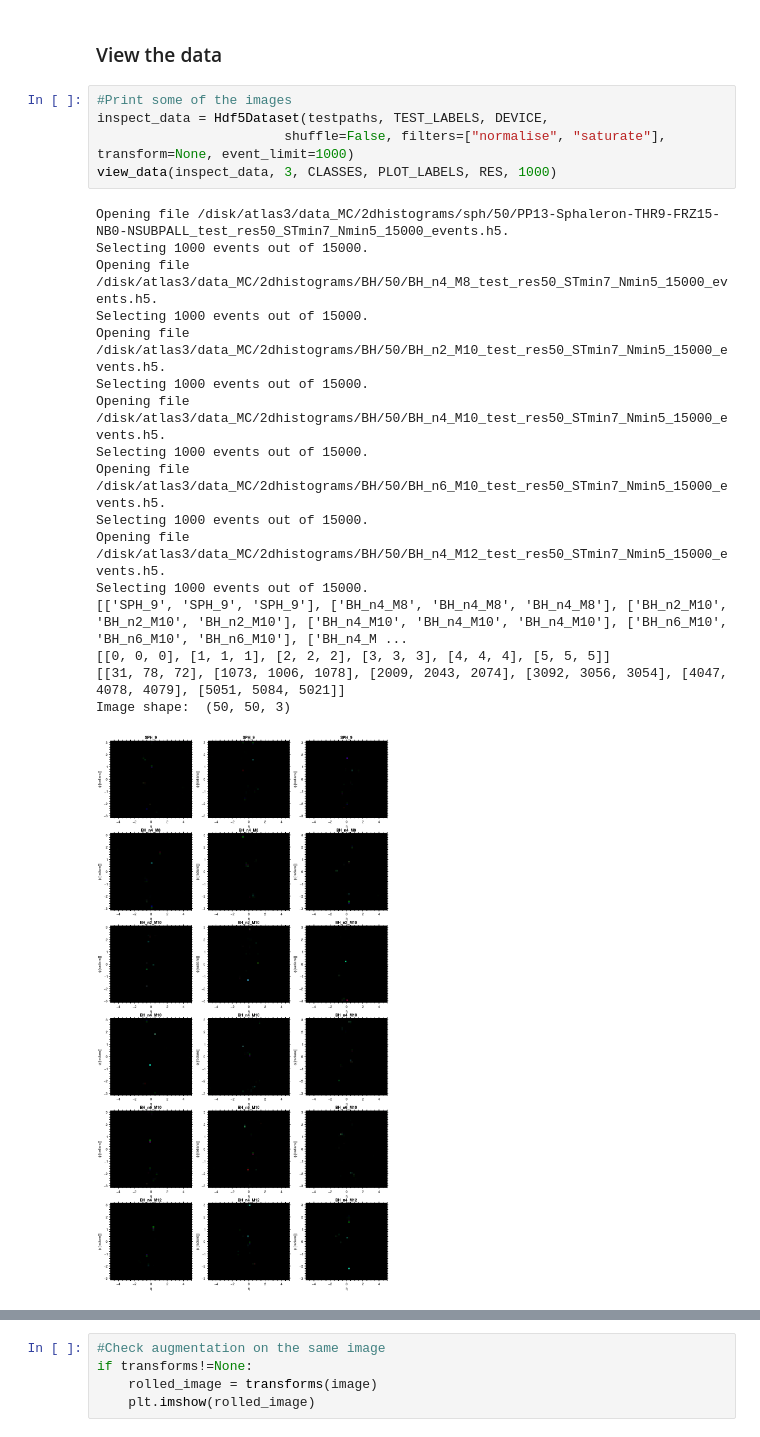
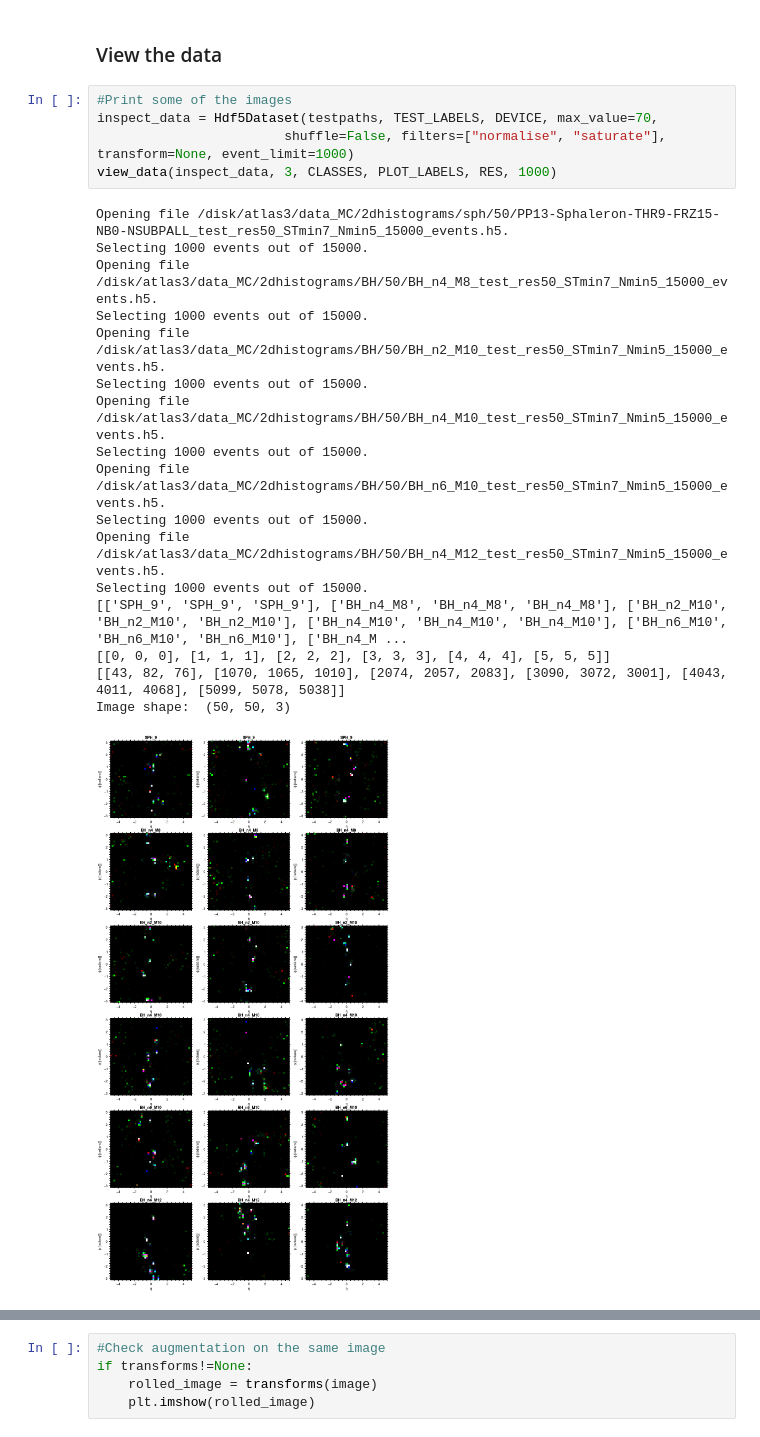
Before and after one commit to choisant/imcalML, a Jupyter notebook: notebooks/resnet.ipynb, the cells around one changed output, grey strips where cells are left out. Drawn from its saved outputs; the diff is of its cells as text.

```diff
--- a/notebooks/resnet.ipynb
+++ b/notebooks/resnet.ipynb
@@ -140,26 +140,26 @@ Selecting 10000 events out of 10000.
 ### View the data
 # %%
 #Print some of the images
-inspect_data = Hdf5Dataset(testpaths, TEST_LABELS, DEVICE,
+inspect_data = Hdf5Dataset(testpaths, TEST_LABELS, DEVICE, max_value=70,
                         shuffle=False, filters=["normalise", "saturate"], transform=None, event_limit=1000)
 view_data(inspect_data, 3, CLASSES, PLOT_LABELS, RES, 1000)
 # %% [output]
 Opening file /disk/atlas3/data_MC/2dhistograms/sph/50/PP13-Sphaleron-THR9-FRZ15-NB0-NSUBPALL_test_res50_STmin7_Nmin5_15000_events.h5.
 Selecting 1000 events out of 15000.
 Opening file /disk/atlas3/data_MC/2dhistograms/BH/50/BH_n4_M8_test_res50_STmin7_Nmin5_15000_events.h5.
 Selecting 1000 events out of 15000.
 Opening file /disk/atlas3/data_MC/2dhistograms/BH/50/BH_n2_M10_test_res50_STmin7_Nmin5_15000_events.h5.
 Selecting 1000 events out of 15000.
 Opening file /disk/atlas3/data_MC/2dhistograms/BH/50/BH_n4_M10_test_res50_STmin7_Nmin5_15000_events.h5.
 Selecting 1000 events out of 15000.
 Opening file /disk/atlas3/data_MC/2dhistograms/BH/50/BH_n6_M10_test_res50_STmin7_Nmin5_15000_events.h5.
 Selecting 1000 events out of 15000.
 Opening file /disk/atlas3/data_MC/2dhistograms/BH/50/BH_n4_M12_test_res50_STmin7_Nmin5_15000_events.h5.
 Selecting 1000 events out of 15000.
 [['SPH_9', 'SPH_9', 'SPH_9'], ['BH_n4_M8', 'BH_n4_M8', 'BH_n4_M8'], ['BH_n2_M10', 'BH_n2_M10', 'BH_n2_M10'], ['BH_n4_M10', 'BH_n4_M10', 'BH_n4_M10'], ['BH_n6_M10', 'BH_n6_M10', 'BH_n6_M10'], ['BH_n4_M ...
 [[0, 0, 0], [1, 1, 1], [2, 2, 2], [3, 3, 3], [4, 4, 4], [5, 5, 5]]
-[[31, 78, 72], [1073, 1006, 1078], [2009, 2043, 2074], [3092, 3056, 3054], [4047, 4078, 4079], [5051, 5084, 5021]]
+[[43, 82, 76], [1070, 1065, 1010], [2074, 2057, 2083], [3090, 3072, 3001], [4043, 4011, 4068], [5099, 5078, 5038]]
 Image shape:  (50, 50, 3)
-[figure, old version]
+[figure, new version]
 # %%
 #Look at a random image more closely
```
Also changed, not shown: parts of 2 cells of this notebook, 14 other files.
